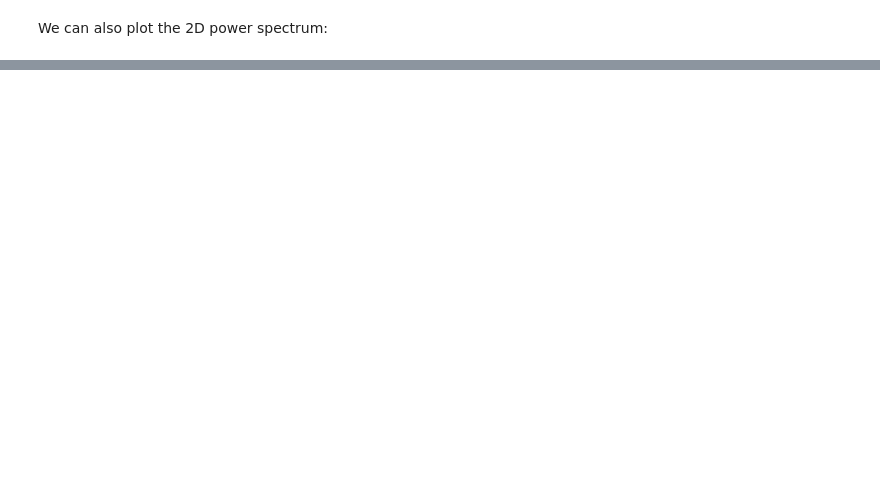
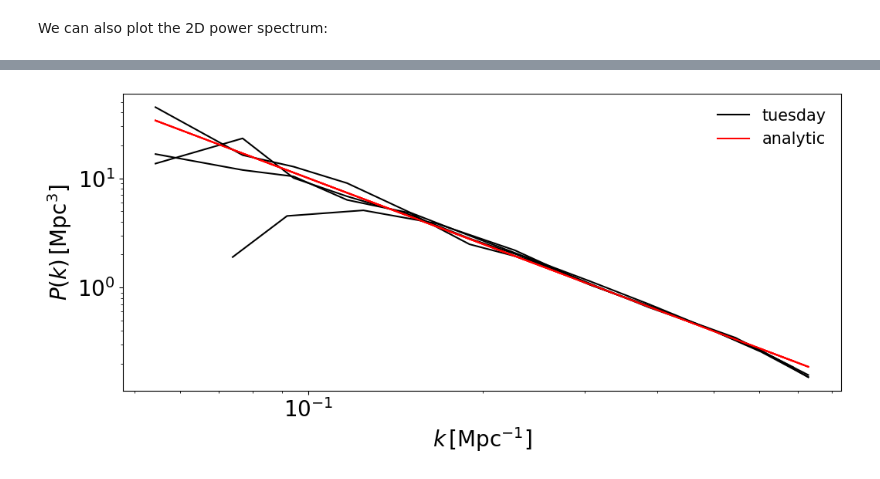
Before and after one commit to 21cmfast/tuesday, a Jupyter notebook: docs/tutorials/computing_and_plotting_power_spectra.ipynb, the cells around one changed output, grey strips where cells are left out. Saved outputs shown, nothing was run; the diff lists cells and outputs as text; code cells hidden in the pictures; blank space fills up the shorter version.

```diff
--- a/docs/tutorials/computing_and_plotting_power_spectra.ipynb
+++ b/docs/tutorials/computing_and_plotting_power_spectra.ipynb
@@ -69,0 +91,12 @@ fig, ax = plot_power_spectrum(
+# %%
+lc_redshifts = np.linspace(6,35,lc.shape[-1])
+# %%
+ps = calculate_ps_lc(
+    lc * un.dimensionless_unscaled,
+    box_length=200.0 * un.Mpc,
+    lc_redshifts=lc_redshifts,
+    ps_redshifts=[6,7,8,35],
+    calc_2d=True,
+    calc_1d=True,
+    prefactor_fnc=None,
+)
@@ -69,0 +109,24 @@ fig, ax = plot_power_spectrum(
+# %%
+fig, ax = plt.subplots(1, 1, figsize=(12, 5))
+for key in ps.keys():
+    fig, ax = plot_power_spectrum(
+        ps[key].k,
+        ps[key].ps_1d,
+        fontsize=20,
+        fig=fig,
+        color="k",
+        label="tuesday" if key == list(ps.keys())[-1] else None,
+        log=True,
+    )
+    fig, ax = plot_power_spectrum(
+        ps[key].k,
+        0.1 * ps[key].k[None, ...].value ** -2.0 * ps[key].ps_1d.unit,
+        fontsize=20,
+        fig=fig,
+        color="r",
+        label="analytic" if key == list(ps.keys())[-1] else None,
+        legend_kwargs={"loc": "upper right", "frameon": False, "fontsize": 15} if key == list(ps.keys())[-1] else None,
+        log=True,
+    )
+# %% [output]
+[figure, added]
```
Also changed, not shown: parts of 10 cells of this notebook, 2 other files.
